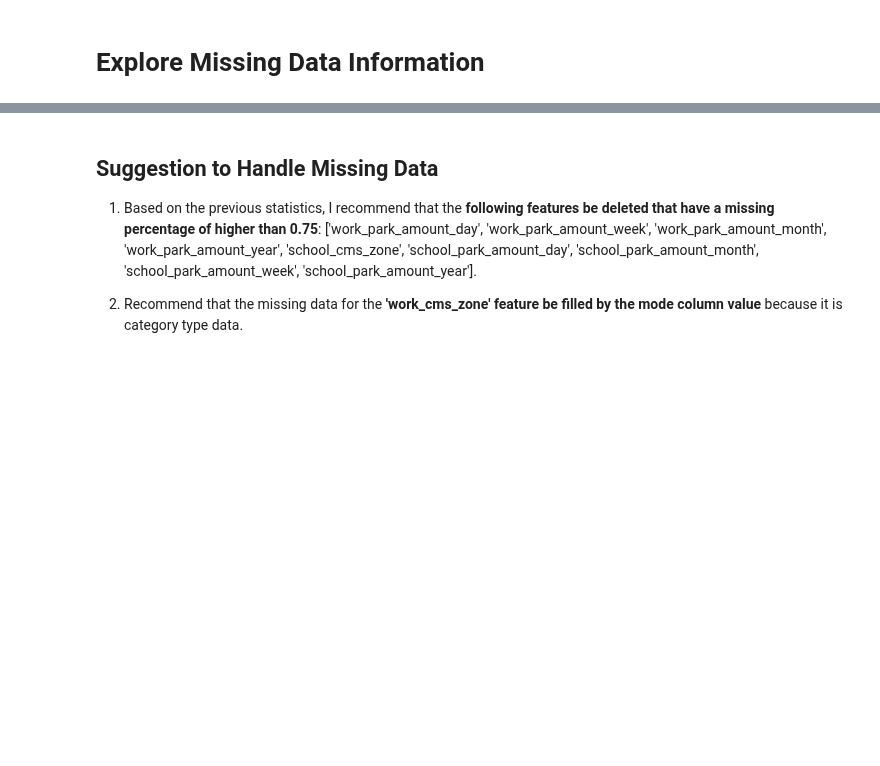
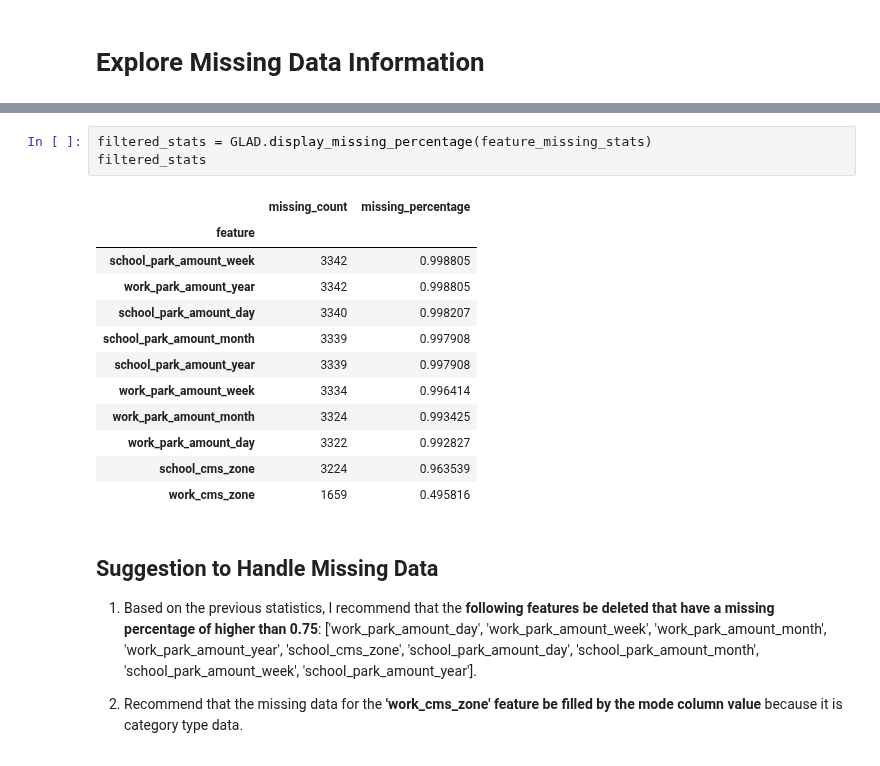
Before and after one commit to mawada-sweis/Clustering-Analysis, a Jupyter notebook: notebooks/General Look at Data.ipynb, the cells around one changed output, grey strips where cells are left out. Drawn from its saved outputs; the diff is of its cells as text; blank space fills up the shorter version.

```diff
--- a/notebooks/General Look at Data.ipynb
+++ b/notebooks/General Look at Data.ipynb
@@ -160,3 +132,19 @@ feature_missing_stats[feature_missing_stats.missing_percentage>0].iloc[: , :3]
+# %%
+filtered_stats = GLAD.display_missing_percentage(feature_missing_stats)
+filtered_stats
+# %% [output]
+|  | missing_count | missing_percentage |
+| feature |  |  |
+| school_park_amount_week | 3342 | 0.998805 |
+| work_park_amount_year | 3342 | 0.998805 |
+| school_park_amount_day | 3340 | 0.998207 |
+| school_park_amount_month | 3339 | 0.997908 |
+| school_park_amount_year | 3339 | 0.997908 |
+| work_park_amount_week | 3334 | 0.996414 |
+| work_park_amount_month | 3324 | 0.993425 |
+| work_park_amount_day | 3322 | 0.992827 |
+| school_cms_zone | 3224 | 0.963539 |
+| work_cms_zone | 1659 | 0.495816 |
 # %% [markdown]
 ## Suggestion to Handle Missing Data
 1. Based on the previous statistics, I recommend that the **following features be deleted that have a missing percentage of higher than 0.75**:
```
Also changed, not shown: parts of 6 cells of this notebook, 1 other file.
